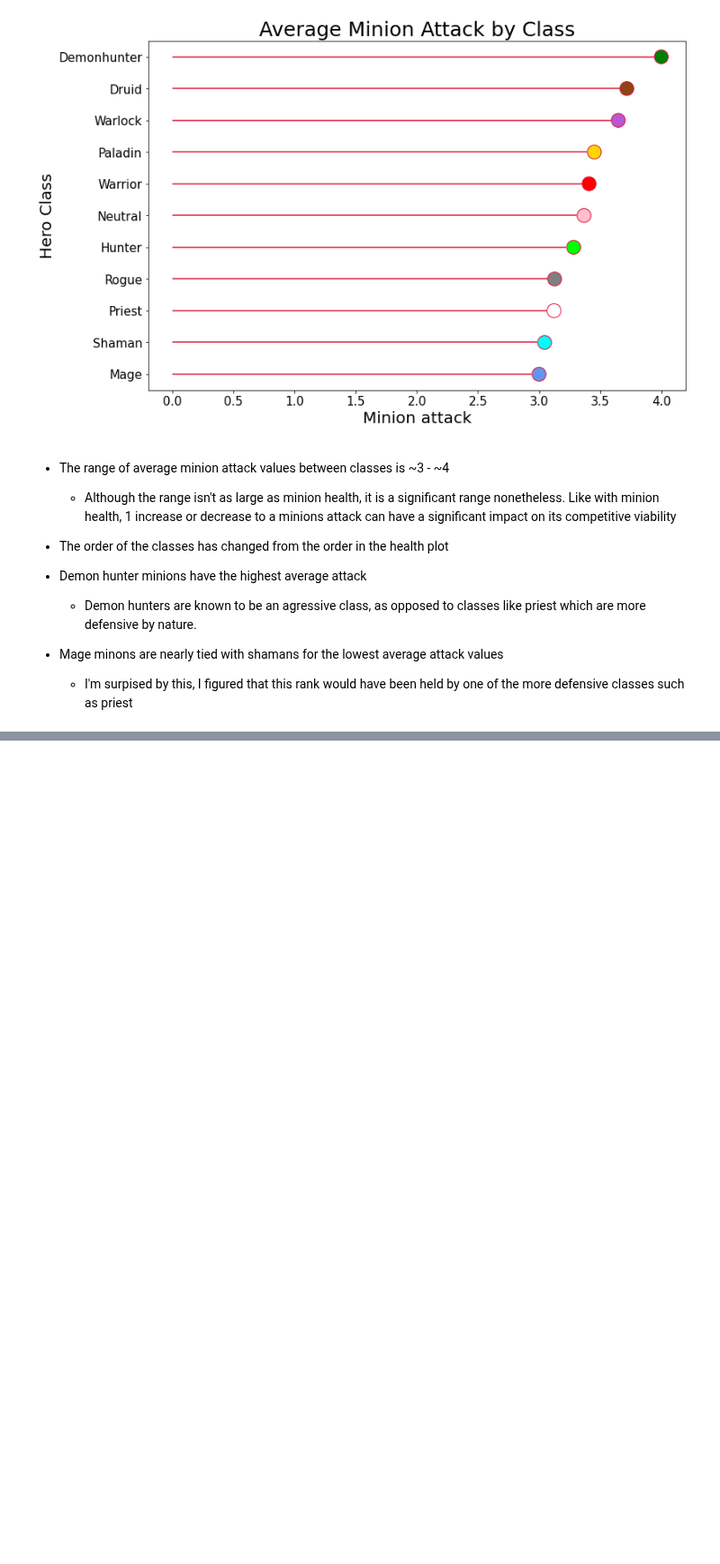
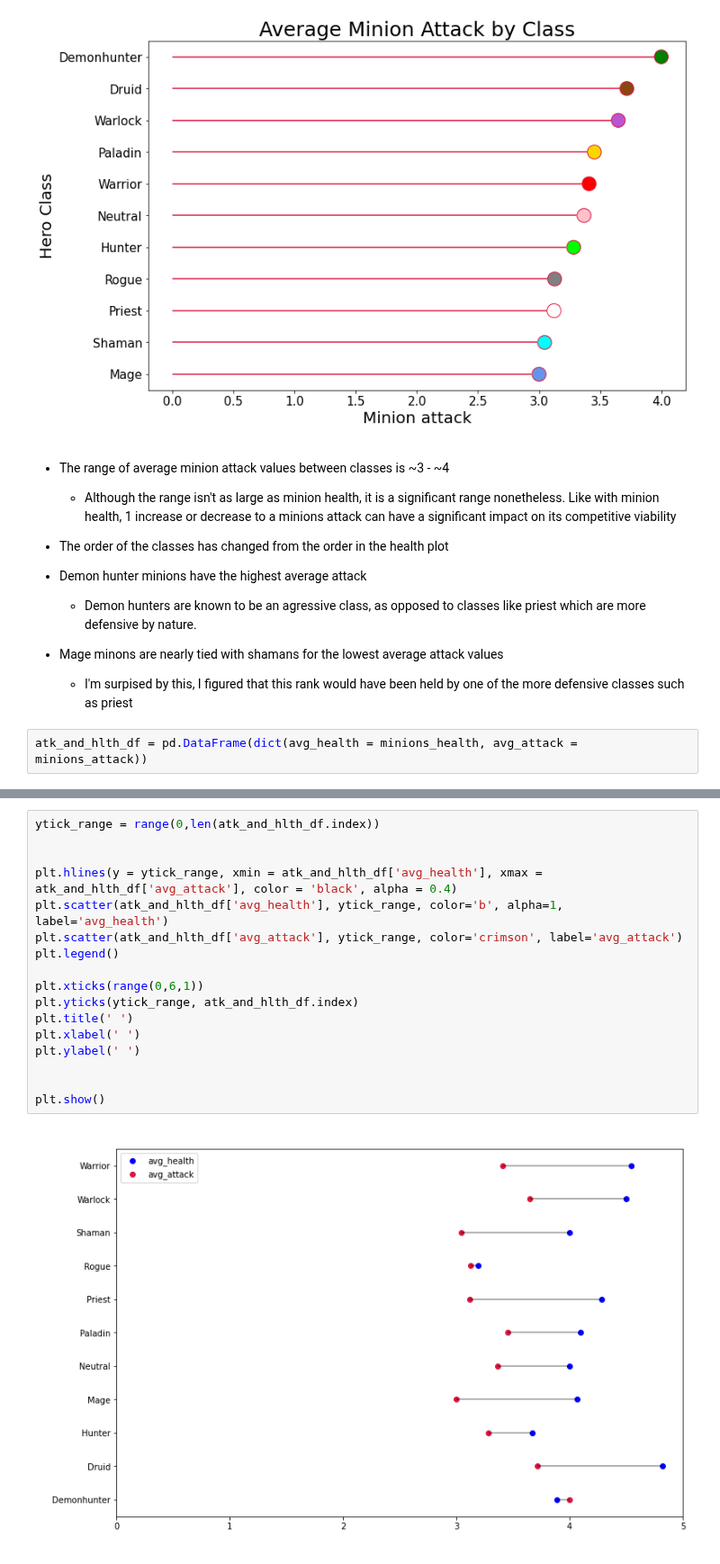
Before and after one commit to SamuelD-Data/hearthstone_project, a Jupyter notebook: hearthstone_project_notebook.ipynb, the cells around one changed output, grey strips where cells are left out. Shown at 90% size. Saved outputs shown, nothing was run; the diff lists cells and outputs as text; blank space fills up the shorter version.

Commit message:
added lollipop plot that shows both attack and health

```diff
--- a/hearthstone_project_notebook.ipynb
+++ b/hearthstone_project_notebook.ipynb
@@ -923,3 +923,5 @@ plt.show()
 
 - Mage minons are nearly tied with shamans for the lowest average attack values
     - I'm surpised by this, I figured that this rank would have been held by one of the more defensive classes such as priest
+# %%
+atk_and_hlth_df = pd.DataFrame(dict(avg_health = minions_health, avg_attack = minions_attack))
@@ -925,0 +943,19 @@ plt.show()
+# %%
+ytick_range = range(0,len(atk_and_hlth_df.index))
+
+
+plt.hlines(y = ytick_range, xmin = atk_and_hlth_df['avg_health'], xmax = atk_and_hlth_df['avg_attack'], color = 'black', alpha = 0.4)
+plt.scatter(atk_and_hlth_df['avg_health'], ytick_range, color='b', alpha=1, label='avg_health')
+plt.scatter(atk_and_hlth_df['avg_attack'], ytick_range, color='crimson', label='avg_attack')
+plt.legend()
+
+plt.xticks(range(0,6,1))
+plt.yticks(ytick_range, atk_and_hlth_df.index)
+plt.title(' ')
+plt.xlabel(' ')
+plt.ylabel(' ')
+
+
+plt.show()
+# %% [output]
+[figure, added]
```
Also changed, not shown: parts of 3 cells of this notebook.
